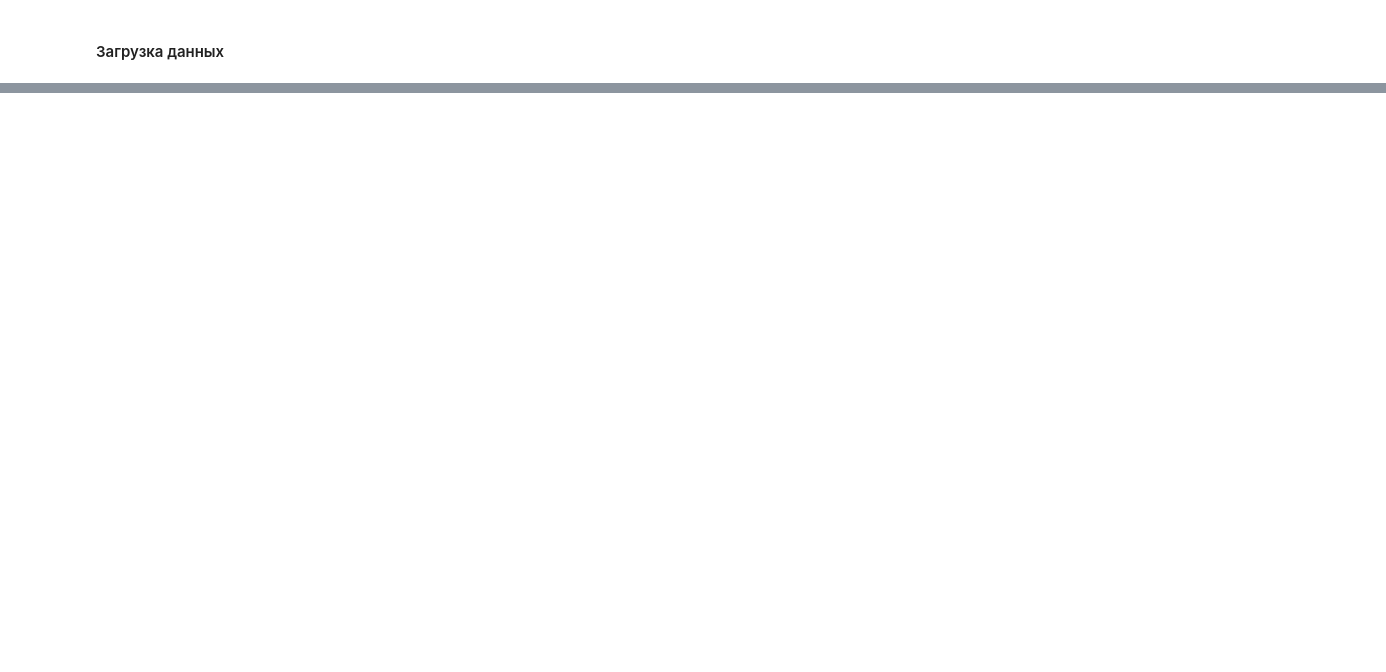
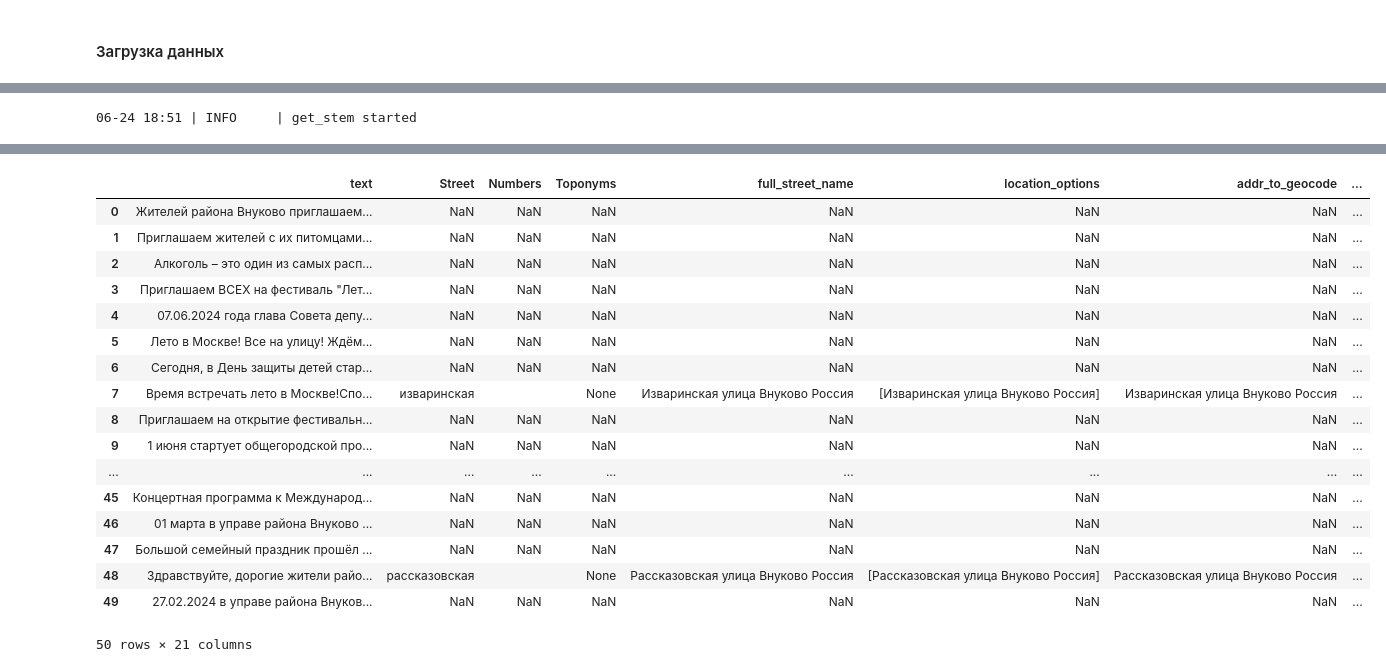
Before and after one commit to Sandrro/sloyka, a Jupyter notebook: examples/geocoder_example.ipynb, the cells around one changed output, grey strips where cells are left out. Cells and saved outputs as stored; diff of their text form; code cells hidden in the pictures; blank space fills up the shorter version.

Commit message:
fix/geocoder

```diff
--- a/examples/geocoder_example.ipynb
+++ b/examples/geocoder_example.ipynb
@@ -26,0 +31,2 @@ geocoder = Geocoder(osm_id=spb_osm_id)
+# %%
+df = pd.read_csv('/Users/test/Documents/code/sloyka/sloyka/sample_data/vnukovomos.csv', sep=';')
@@ -26,0 +49,3 @@ geocoder = Geocoder(osm_id=spb_osm_id)
+# %%
+osm_id = 181288
+geocoder = Geocoder(osm_id=osm_id, city_tags={'place':['town']})
@@ -27,3 +66,5 @@ geocoder = Geocoder(osm_id=spb_osm_id)
 # %%
-result = geocoder.run(df=df)
+result = geocoder.run(df=df.iloc[:50])
 display(result)
+# %% [output]
+06-24 18:51 | INFO     | get_stem started
@@ -29,0 +88,18 @@ display(result)
+|  | text | Street | Numbers | Toponyms | full_street_name | location_options | addr_to_geocode | ... |
+| 0 | Жителей района Внуково приглашаем... | NaN | NaN | NaN | NaN | NaN | NaN | ... |
+| 1 | Приглашаем жителей с их питомцами... | NaN | NaN | NaN | NaN | NaN | NaN | ... |
+| 2 | Алкоголь – это один из самых расп... | NaN | NaN | NaN | NaN | NaN | NaN | ... |
+| 3 | Приглашаем ВСЕХ на фестиваль "Лет... | NaN | NaN | NaN | NaN | NaN | NaN | ... |
+| 4 | 07.06.2024 года глава Совета депу... | NaN | NaN | NaN | NaN | NaN | NaN | ... |
+| 5 | Лето в Москве! Все на улицу! Ждём... | NaN | NaN | NaN | NaN | NaN | NaN | ... |
+| 6 | Сегодня, в День защиты детей стар... | NaN | NaN | NaN | NaN | NaN | NaN | ... |
+| 7 | Время встречать лето в Москве!Спо... | изваринская |  | None | Изваринская улица Внуково Россия | [Изваринская улица Внуково Россия] | Изваринская улица Внуково Россия | ... |
+| 8 | Приглашаем на открытие фестивальн... | NaN | NaN | NaN | NaN | NaN | NaN | ... |
+| 9 | 1 июня стартует общегородской про... | NaN | NaN | NaN | NaN | NaN | NaN | ... |
+| ... | ... | ... | ... | ... | ... | ... | ... | ... |
+| 45 | Концертная программа к Международ... | NaN | NaN | NaN | NaN | NaN | NaN | ... |
+| 46 | 01 марта в управе района Внуково ... | NaN | NaN | NaN | NaN | NaN | NaN | ... |
+| 47 | Большой семейный праздник прошёл ... | NaN | NaN | NaN | NaN | NaN | NaN | ... |
+| 48 | Здравствуйте, дорогие жители райо... | рассказовская |  | None | Рассказовская улица Внуково Россия | [Рассказовская улица Внуково Россия] | Рассказовская улица Внуково Россия | ... |
+| 49 | 27.02.2024 в управе района Внуков... | NaN | NaN | NaN | NaN | NaN | NaN | ... |
+50 rows × 21 columns
```
Also changed, not shown: parts of 7 cells of this notebook, 11 other files.
